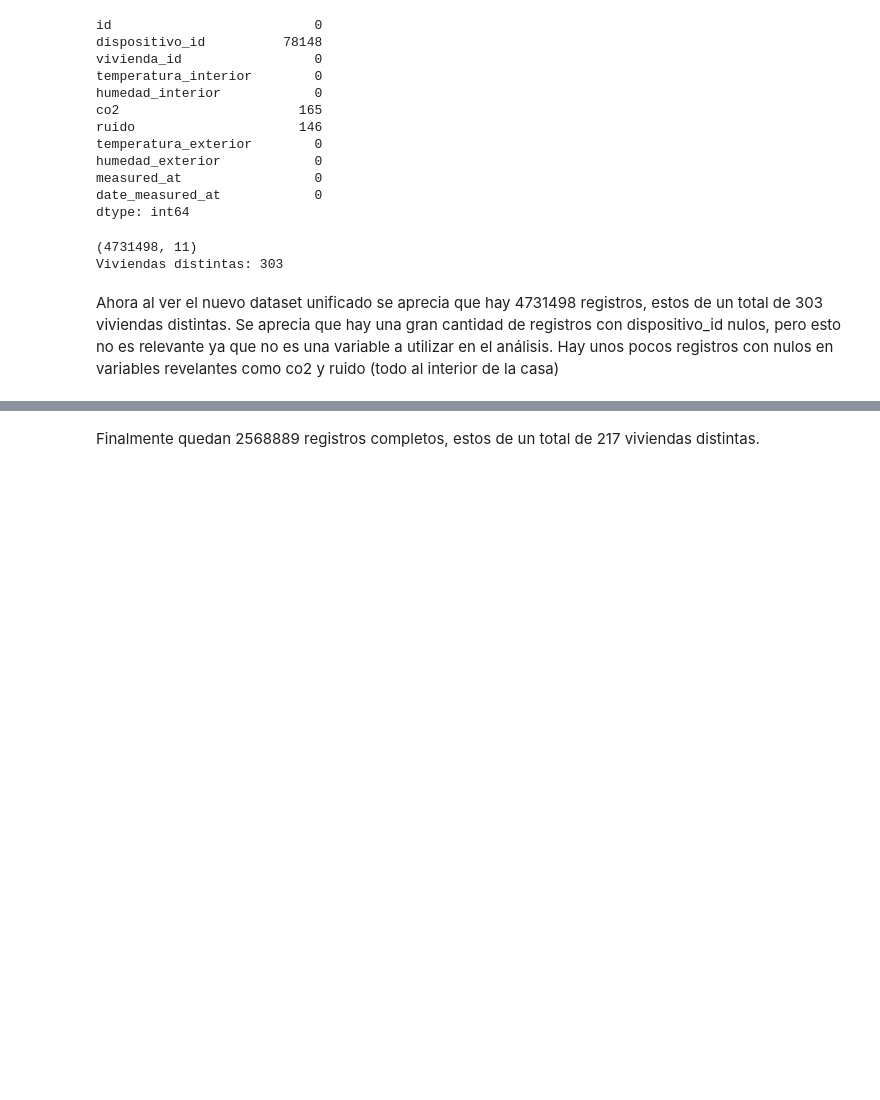
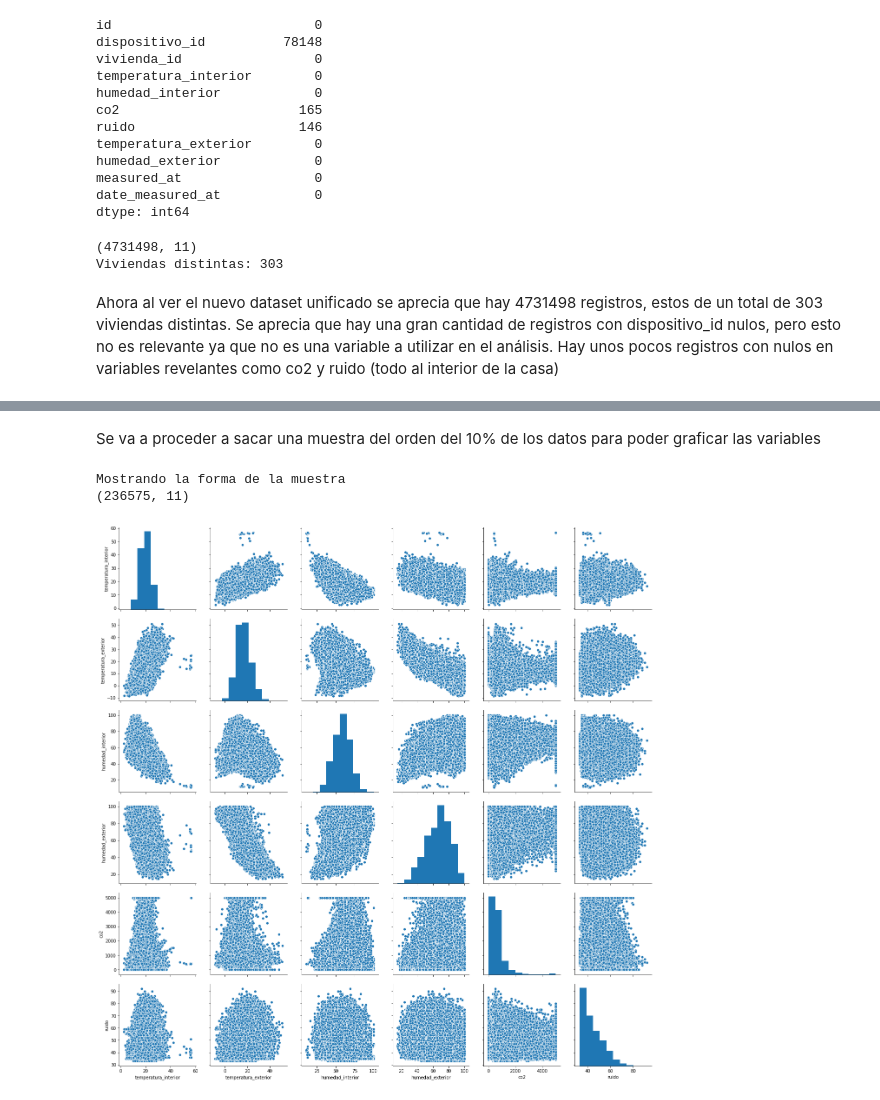
Before and after one commit to fco96/memoria, a Jupyter notebook: Memoria Francisco Olivares.ipynb, the cells around one changed output, grey strips where cells are left out. Cells and saved outputs as stored; diff of their text form; code cells hidden in the pictures; blank space fills up the shorter version.

Commit message:
chart sample from new df.

```diff
--- a/Memoria Francisco Olivares.ipynb
+++ b/Memoria Francisco Olivares.ipynb
@@ -161,19 +161,3 @@ def export_to_db():
                 print("PostgreSQL connection is closed")
 
 # export_to_db()
-# %%
-# Se va a crear una nueva columna para trabajar sólo con los datos después del 2018
-def after_2018(secs):
-    date_to_eval = datetime.datetime.fromtimestamp(secs)
-
-    if date_to_eval > datetime.datetime(2018, 1, 1):
-        return True
-
-    return False
-
-df['is_in_2018'] = np.vectorize(is_in_2018)(df['measured_at'])
-# %%
-df = df[df.is_in_2018 == True]
-df = df.drop(columns=['is_in_2018'])
-display(df.head())
-print(df.shape)
@@ -182,2 +163,0 @@ Quedan 4934303 registros, pero todavía hay que modificar el dataset ya que la c
-# %%
-df = pd.merge(df[df.sector == 0], df[df.sector == 1][['vivienda_id', 'measured_at', 'temperatura', 'humedad']],  how='left', left_on=['vivienda_id', 'measured_at'], right_on = ['vivienda_id', 'measured_at'])
@@ -198,2 +163,0 @@ print("Viviendas distintas:",len(valid_df.vivienda_id.unique()))
-# %% [markdown]
-Finalmente quedan 2568889 registros completos, estos de un total de 217 viviendas distintas.
@@ -201,0 +164,16 @@ sns.pairplot(valid_df, vars=['temperatura_x', 'humedad_x', 'temperatura_y', 'hum
+# %% [markdown]
+Se va a proceder a sacar una muestra del orden del 10% de los datos para poder graficar las variables
+# %%
+df_sample = df.sample(frac=0.05, replace=False, random_state=22)
+# %%
+print("Mostrando la forma de la muestra")
+print(df_sample.shape)
+# %% [output]
+Mostrando la forma de la muestra
+(236575, 11)
+# %%
+VARIABLES = ['temperatura_interior', 'temperatura_exterior', 'humedad_interior', 'humedad_exterior', 'co2', 'ruido']
+
+sns.pairplot(df_sample, vars=VARIABLES, height=3, dropna=True);
+# %% [output]
+[figure, added]
```
Also changed, not shown: parts of 10 cells of this notebook, 3 other files.
